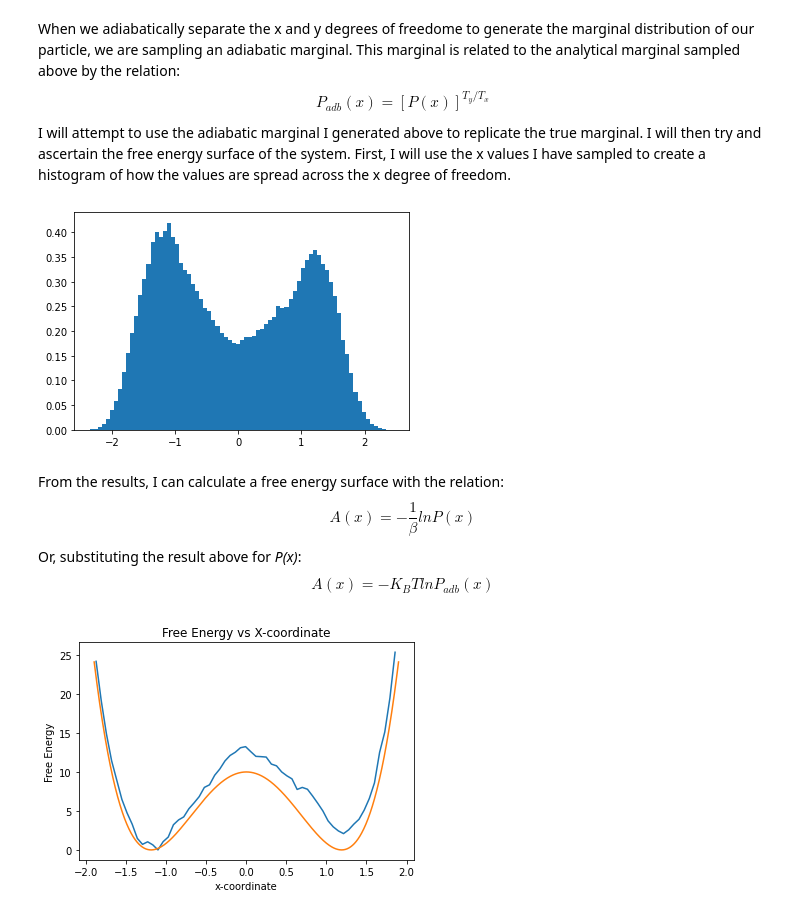
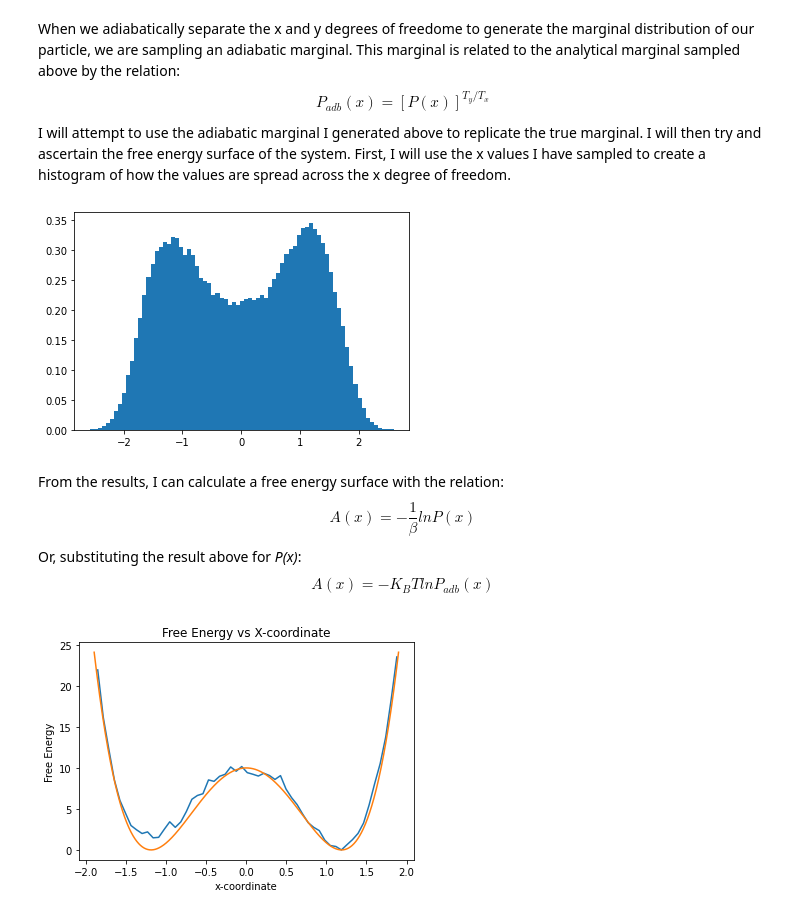
Before and after one commit to thomasegg3/enhanced_sampling_practice, a Jupyter notebook: toy_problem.ipynb, the cells around one changed output. Drawn from its saved outputs; the diff is of its cells as text; code cells hidden in the pictures.

```diff
--- a/toy_problem.ipynb
+++ b/toy_problem.ipynb
@@ -261,7 +261,7 @@ Below is code for testing the simulation written above and analyzing resulting d
 # %%
 # Run simulation as test
 n_steps = 150000000
-x, p_square, velo, steps = run_simulation(n_steps, 300, 1, 15, 1)
+x, p_square, velo, steps = run_simulation(n_steps, 300, 1, 20, 1)
 # %%
 # Plot momentum squared over time
 plt.xlabel('Steps')
@@ -336,7 +332,7 @@ hist = hist / len(x) * bin_width
 plt.hist(x, bins=bins, density=True)
 plt.show()
 # %% [output]
-[figure, old version]
+[figure, new version]
 # %% [markdown]
 From the results, I can calculate a free energy surface with the relation:
 $$
@@ -354,32 +350,32 @@ y_coords = []   # Free energy
 for bar in hist:
 
     # Apply transformation
-    transformed_bar = - 15 * np.log(bar)
+    transformed_bar = - 20 * np.log(bar)
     y_coords.append(transformed_bar)
 
 new_x = []
 new_y = []
 
 # Keep select values
 for x, y in zip(x_coords, y_coords):
 
     # Test if in range
     if x < 1.9 and x > -1.9:
 
         # Add to list
         new_x.append(x)
         new_y.append(y)
 
 # Minimum to 0
 new_y = new_y - min(new_y)
 fes = fes - min(fes)
 
 # Plot result
 plt.plot(new_x, new_y)
 plt.plot(x_list, fes)
 plt.xlabel('x-coordinate')
 plt.ylabel('Free Energy')
 plt.title('Free Energy vs X-coordinate')
 plt.show()
 # %% [output]
-[figure, old version]
+[figure, new version]
```
Also changed, not shown: parts of 7 cells of this notebook.
